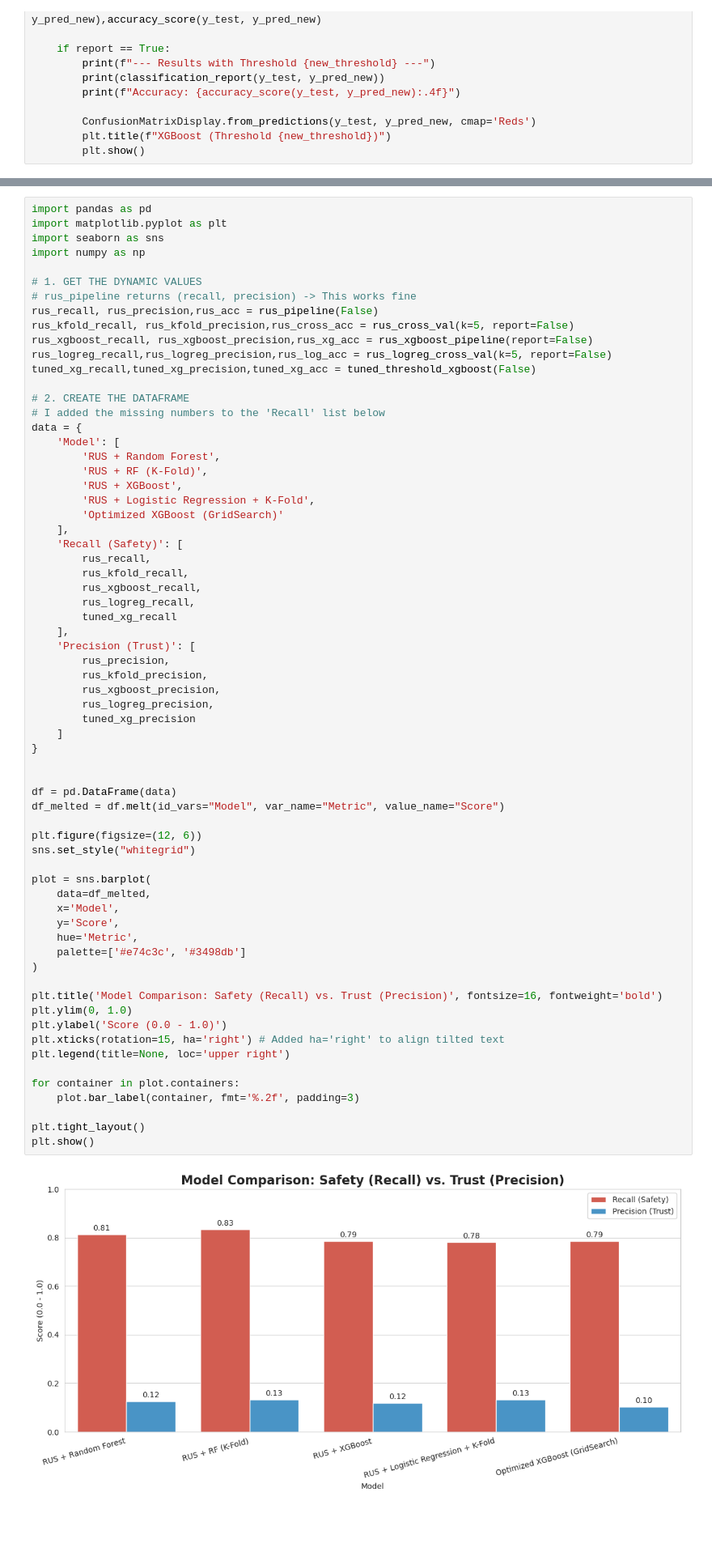
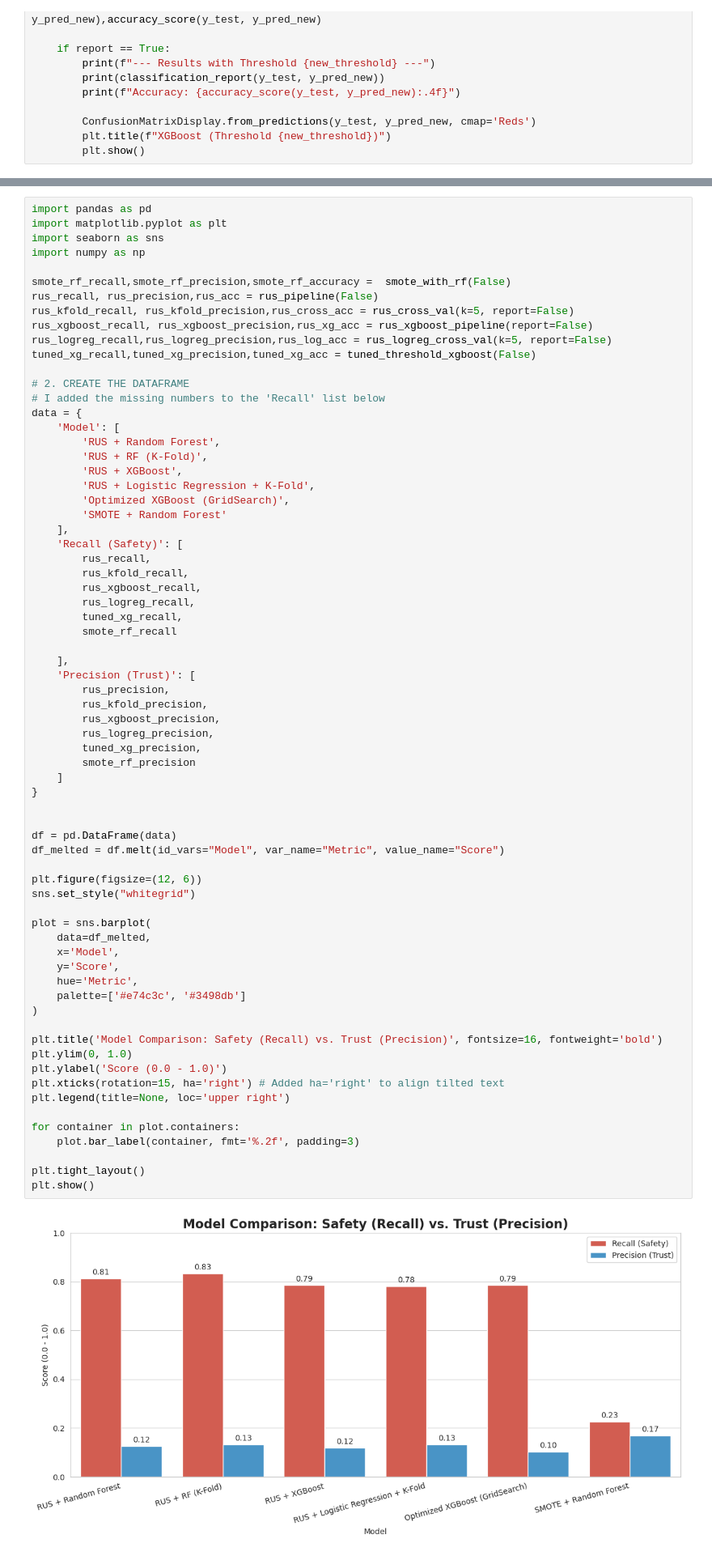
Before and after one commit to emreseb/Stroke-Prediction-ML, a Jupyter notebook: onelastpy.ipynb, the cells around one changed output, grey strips where cells are left out. Shown at 81% size. Saved outputs shown, nothing was run; the diff lists cells and outputs as text; blank space fills up the shorter version.

Commit message:
smote

```diff
--- a/onelastpy.ipynb
+++ b/onelastpy.ipynb
@@ -642,8 +642,7 @@ import matplotlib.pyplot as plt
 import seaborn as sns
 import numpy as np
 
-# 1. GET THE DYNAMIC VALUES
-# rus_pipeline returns (recall, precision) -> This works fine
+smote_rf_recall,smote_rf_precision,smote_rf_accuracy =  smote_with_rf(False)
 rus_recall, rus_precision,rus_acc = rus_pipeline(False)
 rus_kfold_recall, rus_kfold_precision,rus_cross_acc = rus_cross_val(k=5, report=False)
 rus_xgboost_recall, rus_xgboost_precision,rus_xg_acc = rus_xgboost_pipeline(report=False)
@@ -658,52 +657,56 @@ data = {
         'RUS + RF (K-Fold)',
         'RUS + XGBoost',
         'RUS + Logistic Regression + K-Fold',
-        'Optimized XGBoost (GridSearch)'
+        'Optimized XGBoost (GridSearch)',
+        'SMOTE + Random Forest'
     ],
     'Recall (Safety)': [
         rus_recall,
         rus_kfold_recall,
         rus_xgboost_recall,
         rus_logreg_recall,
-        tuned_xg_recall
+        tuned_xg_recall,
+        smote_rf_recall
+
     ],
     'Precision (Trust)': [
         rus_precision,
         rus_kfold_precision,
         rus_xgboost_precision,
         rus_logreg_precision,
-        tuned_xg_precision
+        tuned_xg_precision,
+        smote_rf_precision
     ]
 }
 
 
 df = pd.DataFrame(data)
 df_melted = df.melt(id_vars="Model", var_name="Metric", value_name="Score")
 
 plt.figure(figsize=(12, 6))
 sns.set_style("whitegrid")
 
 plot = sns.barplot(
     data=df_melted,
     x='Model',
     y='Score',
     hue='Metric',
     palette=['#e74c3c', '#3498db']
 )
 
 plt.title('Model Comparison: Safety (Recall) vs. Trust (Precision)', fontsize=16, fontweight='bold')
 plt.ylim(0, 1.0)
 plt.ylabel('Score (0.0 - 1.0)')
 plt.xticks(rotation=15, ha='right') # Added ha='right' to align tilted text
 plt.legend(title=None, loc='upper right')
 
 for container in plot.containers:
     plot.bar_label(container, fmt='%.2f', padding=3)
 
 plt.tight_layout()
 plt.show()
 # %% [output]
-[figure, old version]
+[figure, new version]
 # %%
 import matplotlib.pyplot as plt
 import seaborn as sns
```
Also changed, not shown: parts of 10 cells of this notebook.
